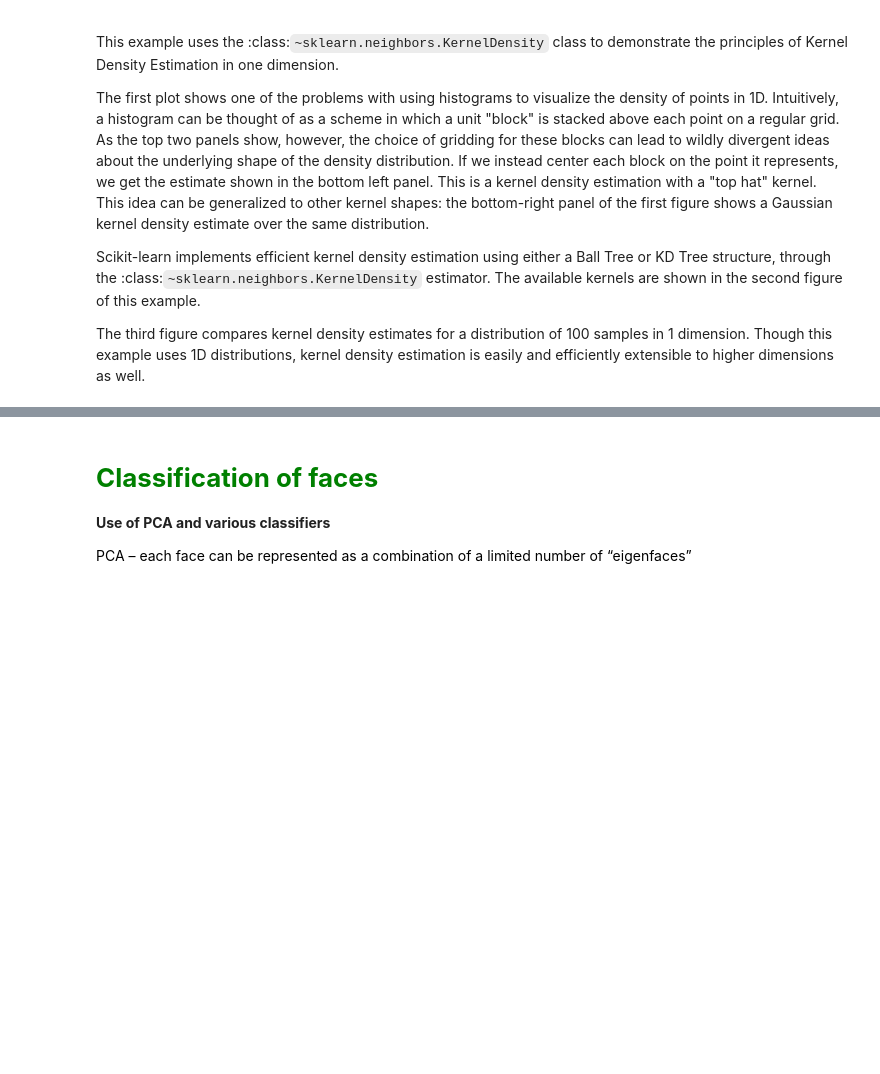
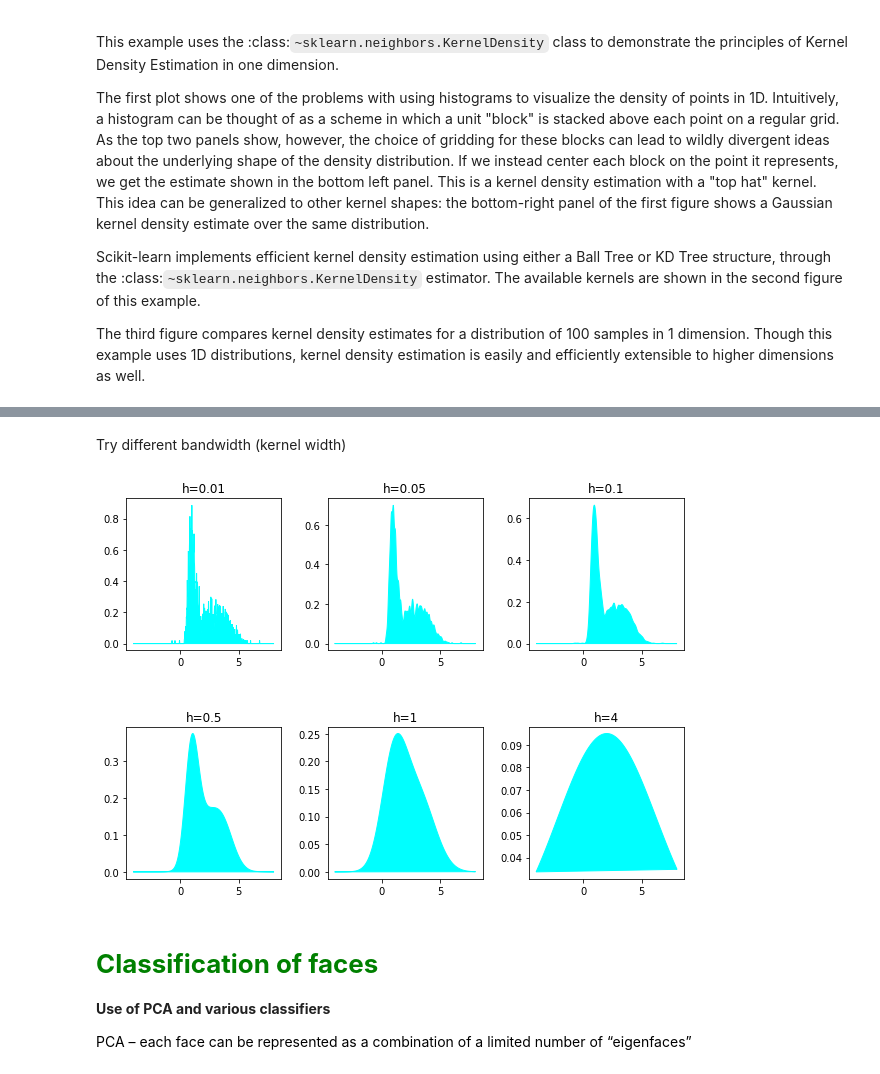
Before and after one commit to marcinwolter/Machine-learning-KISD-2022, a Jupyter notebook: lecture2.ipynb, the cells around one changed output, grey strips where cells are left out. Saved outputs shown, nothing was run; the diff lists cells and outputs as text; code cells hidden in the pictures; blank space fills up the shorter version.

```diff
--- a/lecture2.ipynb
+++ b/lecture2.ipynb
@@ -719,3 +659,22 @@ plt.show()
+# %% [markdown]
+Try different bandwidth (kernel width)
+# %%
+bandwidths = [0.01, 0.05, 0.1, 0.5, 1, 4]
+fig, ax = plt.subplots(nrows=2, ncols=3, figsize=(10, 7))
+plt_ind = np.arange(6) + 231
+
+for b, ind in zip(bandwidths, plt_ind):
+    kde_model = KernelDensity(kernel='gaussian', bandwidth=b)
+    kde_model.fit(x_train)
+    score = kde_model.score_samples(x_test)
+    plt.subplot(ind)
+    plt.fill(x_test, np.exp(score), c='cyan')
+    plt.title("h="+str(b))
+
+fig.subplots_adjust(hspace=0.5, wspace=.3)
+plt.show()
+# %% [output]
+[figure, added]
 # %% [markdown]
 
 
```
Also changed, not shown: parts of 22 cells of this notebook.
